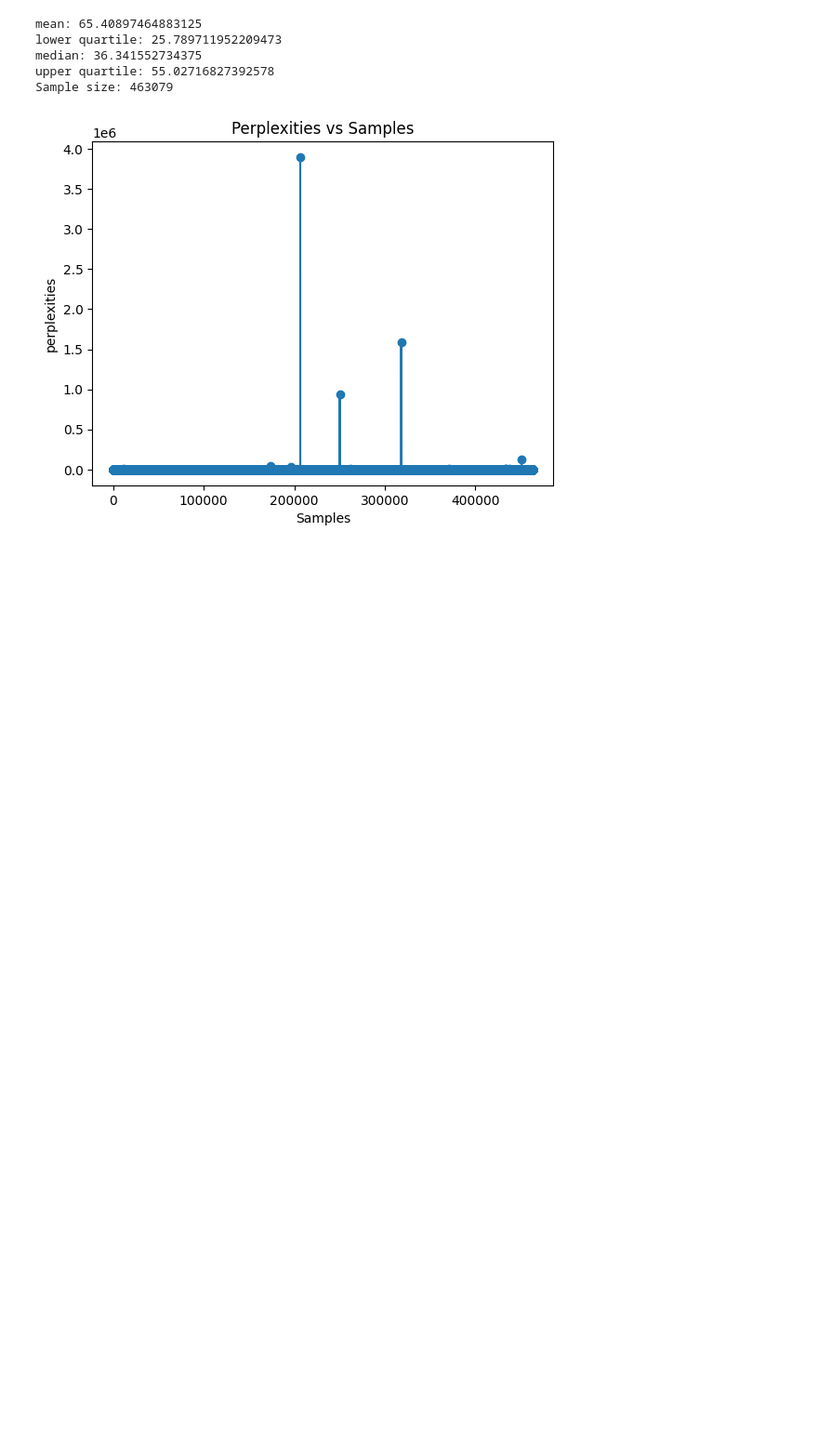
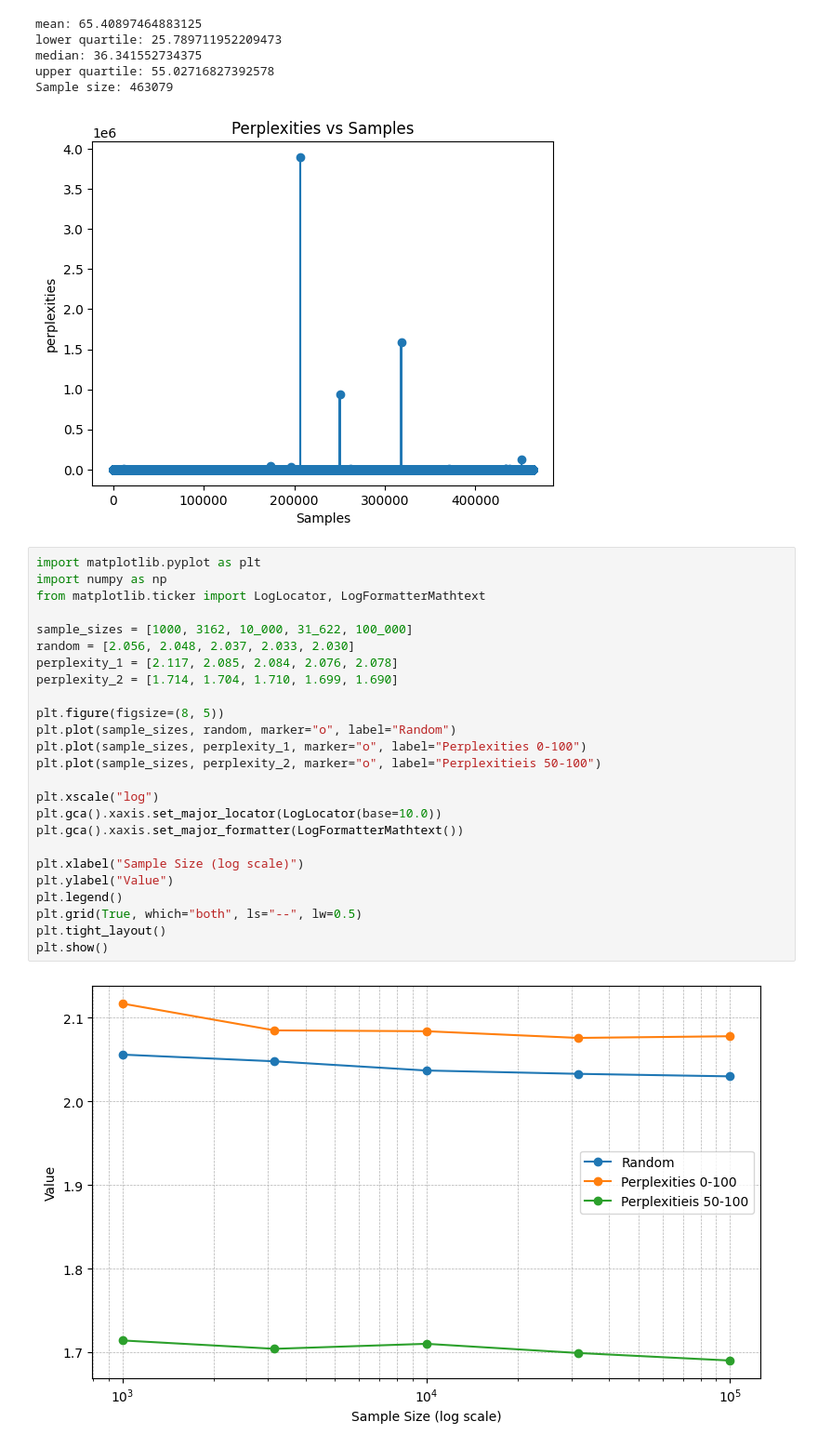
Before and after one commit to jaylim13/data-selection-project0, a Jupyter notebook: scaling_law/lightweight_fine_tuning.ipynb, the cells around one changed output. Shown: that part at 93% size. Drawn from its saved outputs; the diff is of its cells as text; blank space fills up the shorter version.

Commit message:
better formatted pyplot

```diff
--- a/scaling_law/lightweight_fine_tuning.ipynb
+++ b/scaling_law/lightweight_fine_tuning.ipynb
@@ -253,3 +253,30 @@ median: 36.341552734375
 upper quartile: 55.02716827392578
 Sample size: 463079
 [figure]
+# %%
+import matplotlib.pyplot as plt
+import numpy as np
+from matplotlib.ticker import LogLocator, LogFormatterMathtext
+
+sample_sizes = [1000, 3162, 10_000, 31_622, 100_000]
+random = [2.056, 2.048, 2.037, 2.033, 2.030]
+perplexity_1 = [2.117, 2.085, 2.084, 2.076, 2.078]
+perplexity_2 = [1.714, 1.704, 1.710, 1.699, 1.690]
+
+plt.figure(figsize=(8, 5))
+plt.plot(sample_sizes, random, marker="o", label="Random")
+plt.plot(sample_sizes, perplexity_1, marker="o", label="Perplexities 0-100")
+plt.plot(sample_sizes, perplexity_2, marker="o", label="Perplexitieis 50-100")
+
+plt.xscale("log")
+plt.gca().xaxis.set_major_locator(LogLocator(base=10.0))
+plt.gca().xaxis.set_major_formatter(LogFormatterMathtext())
+
+plt.xlabel("Sample Size (log scale)")
+plt.ylabel("Value")
+plt.legend()
+plt.grid(True, which="both", ls="--", lw=0.5)
+plt.tight_layout()
+plt.show()
+# %% [output]
+[figure, added]
```
